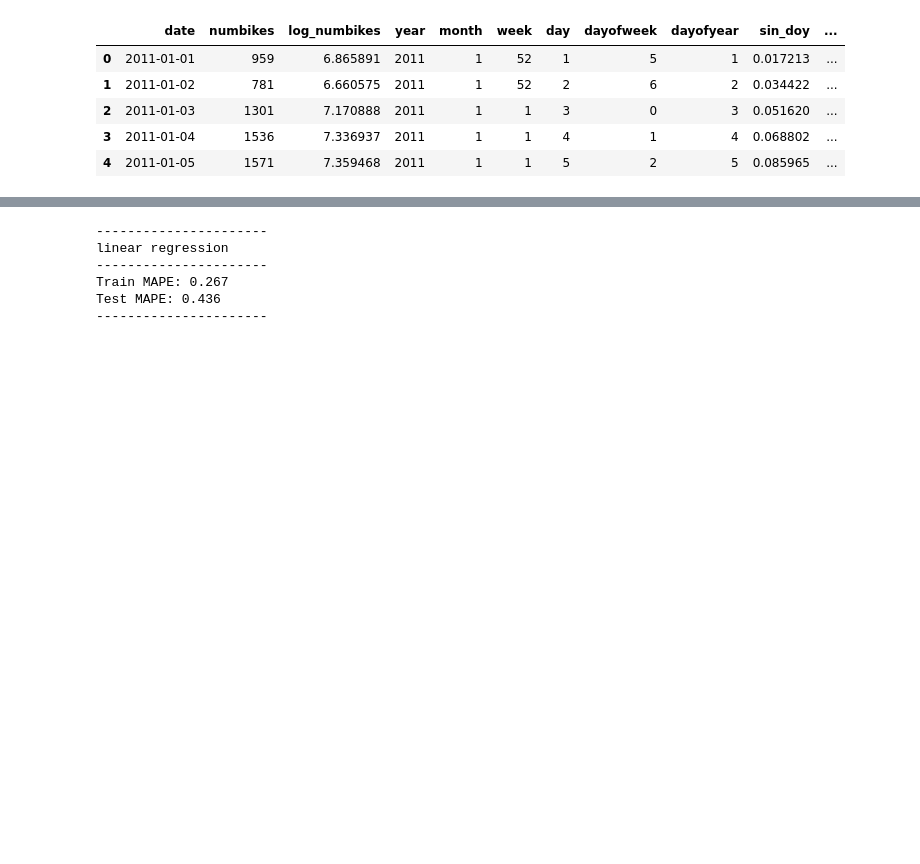
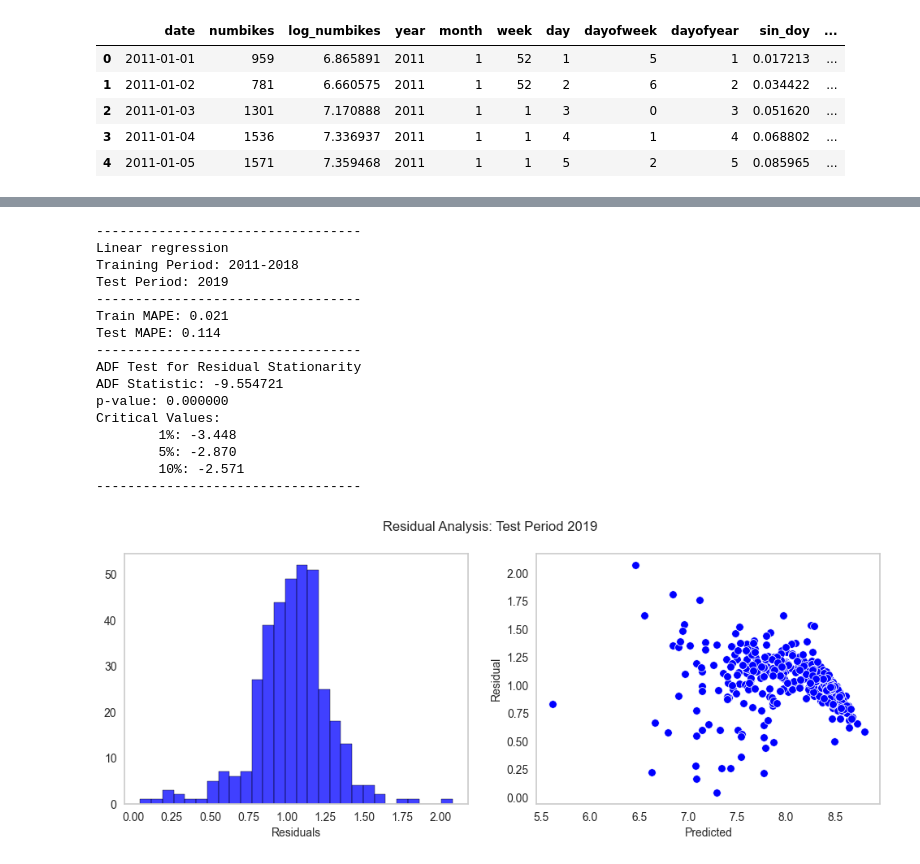
Before and after one commit to sbuenker/bike_sharing_wa-dc, a Jupyter notebook: regressions.ipynb, the cells around one changed output, grey strips where cells are left out. Saved outputs shown, nothing was run; the diff lists cells and outputs as text; code cells hidden in the pictures; blank space fills up the shorter version.

```diff
--- a/regressions.ipynb
+++ b/regressions.ipynb
@@ -146,12 +240,23 @@ Test MAPE: 0.039
 features = [*calendar_features, *weather_features]
 # %%
-# baseline model
-reg_predict(df=bikes, features=features)
+# use logbike with weather and calendar features
+reg_predict(df=bikes, features=features, logbikes=True)
 # %% [output]
-----------------------
-linear regression
-----------------------
-Train MAPE: 0.267
-Test MAPE: 0.436
-----------------------
+----------------------------------
+Linear regression
+Training Period: 2011-2018
+Test Period: 2019
+----------------------------------
+Train MAPE: 0.021
+Test MAPE: 0.114
+----------------------------------
+ADF Test for Residual Stationarity
+ADF Statistic: -9.554721
+p-value: 0.000000
+Critical Values:
+        1%: -3.448
+        5%: -2.870
+        10%: -2.571
+----------------------------------
+[figure, added]
 # %%
```
Also changed, not shown: parts of 10 cells of this notebook.
